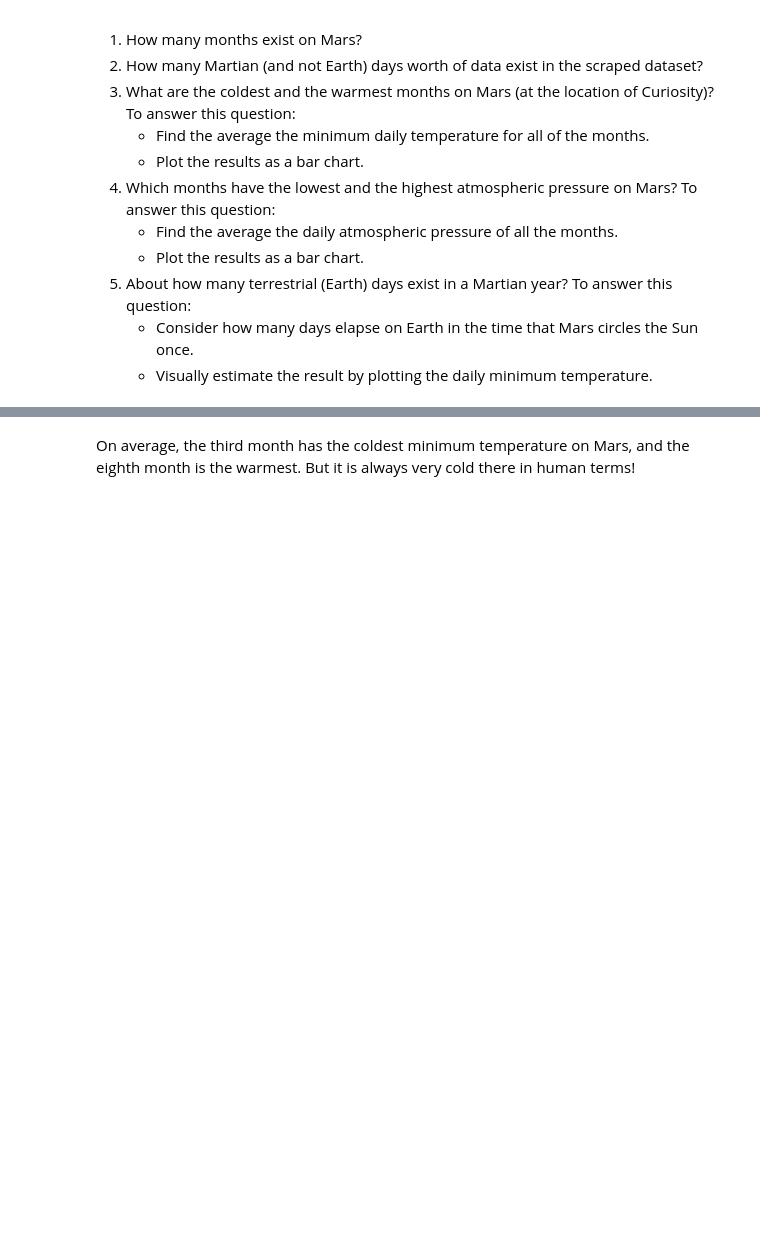
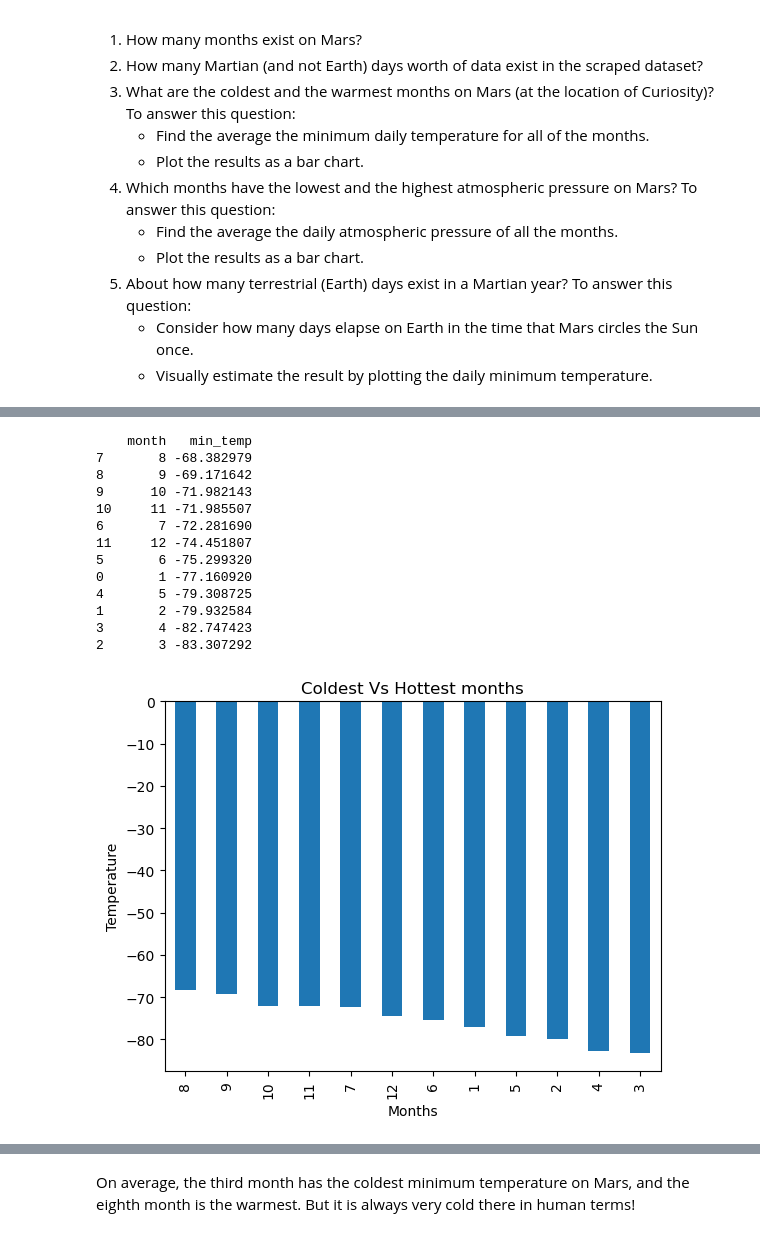
Before and after one commit to nabroo101/data_collection_challenge11, a Jupyter notebook: Starter_Code/part_2_mars_weather.ipynb, the cells around one changed output, grey strips where cells are left out. Cells and saved outputs as stored; diff of their text form; code cells hidden in the pictures; blank space fills up the shorter version.

```diff
--- a/Starter_Code/part_2_mars_weather.ipynb
+++ b/Starter_Code/part_2_mars_weather.ipynb
@@ -235,0 +252,21 @@ Name: min_temp, dtype: float64
+# %%
+# Identify the coldest and hottest months in Curiosity's location
+coldest_hottest_df = mars_df_month_grouped.sort_values('min_temp' ,ascending= False)
+#plotting coldest to hotest
+print(coldest_hottest_df)
+Plots(coldest_hottest_df,'Coldest Vs Hottest months','Months', 'Temperature')
+# %% [output]
+    month   min_temp
+7       8 -68.382979
+8       9 -69.171642
+9      10 -71.982143
+10     11 -71.985507
+6       7 -72.281690
+11     12 -74.451807
+5       6 -75.299320
+0       1 -77.160920
+4       5 -79.308725
+1       2 -79.932584
+3       4 -82.747423
+2       3 -83.307292
+[figure, added]
```
Also changed, not shown: parts of 23 cells of this notebook, 1 other file.
